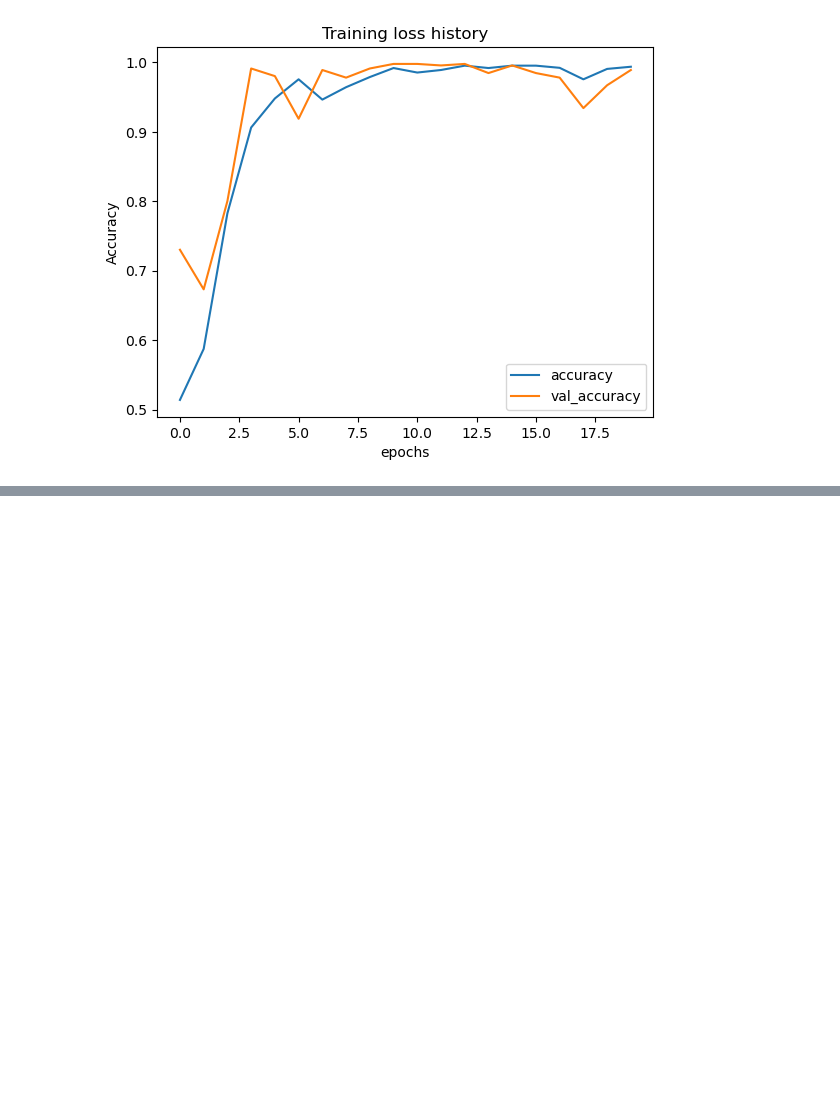
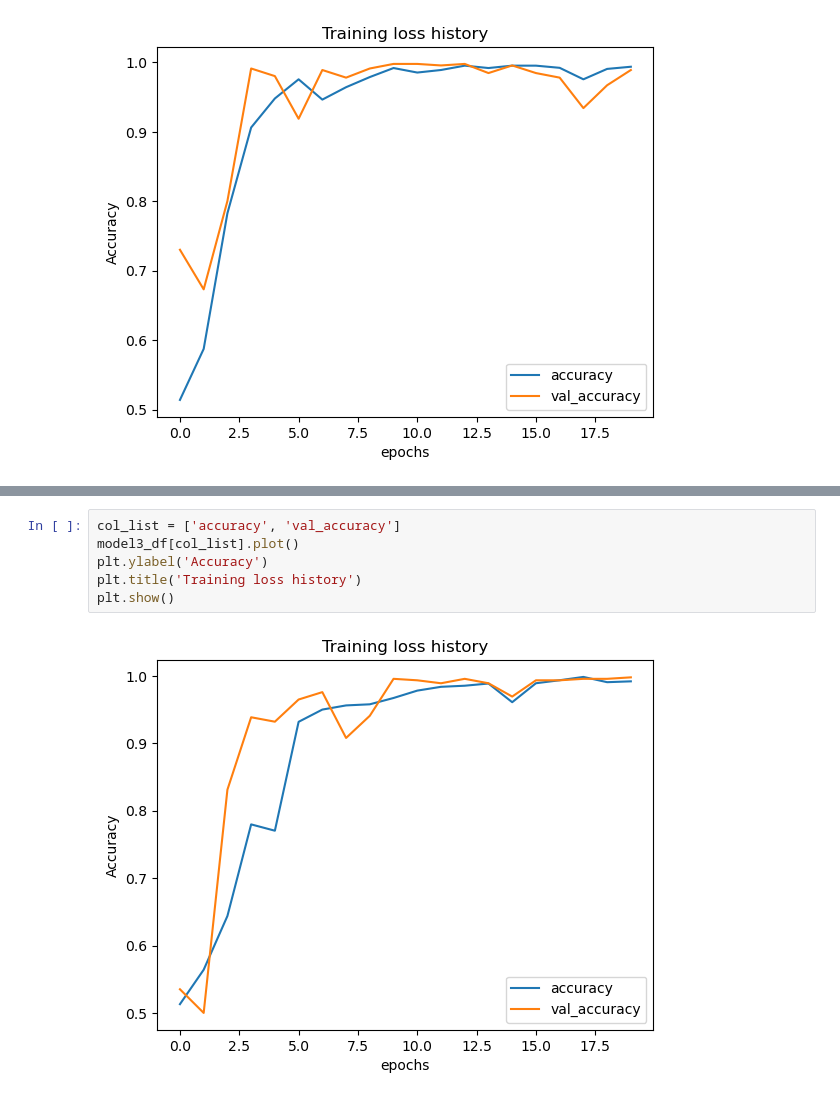
Before and after one commit to ddcots24/Hello-Fresh, a Jupyter notebook: Hello_Fresh.ipynb, the cells around one changed output, grey strips where cells are left out. Drawn from its saved outputs; the diff is of its cells as text; blank space fills up the shorter version.

```diff
--- a/Hello_Fresh.ipynb
+++ b/Hello_Fresh.ipynb
@@ -377,0 +399,8 @@ Epoch 20/20
+# %%
+col_list = ['accuracy', 'val_accuracy']
+model3_df[col_list].plot()
+plt.ylabel('Accuracy')
+plt.title('Training loss history')
+plt.show()
+# %% [output]
+[figure, added]
```
Also changed, not shown: parts of 13 cells of this notebook.
